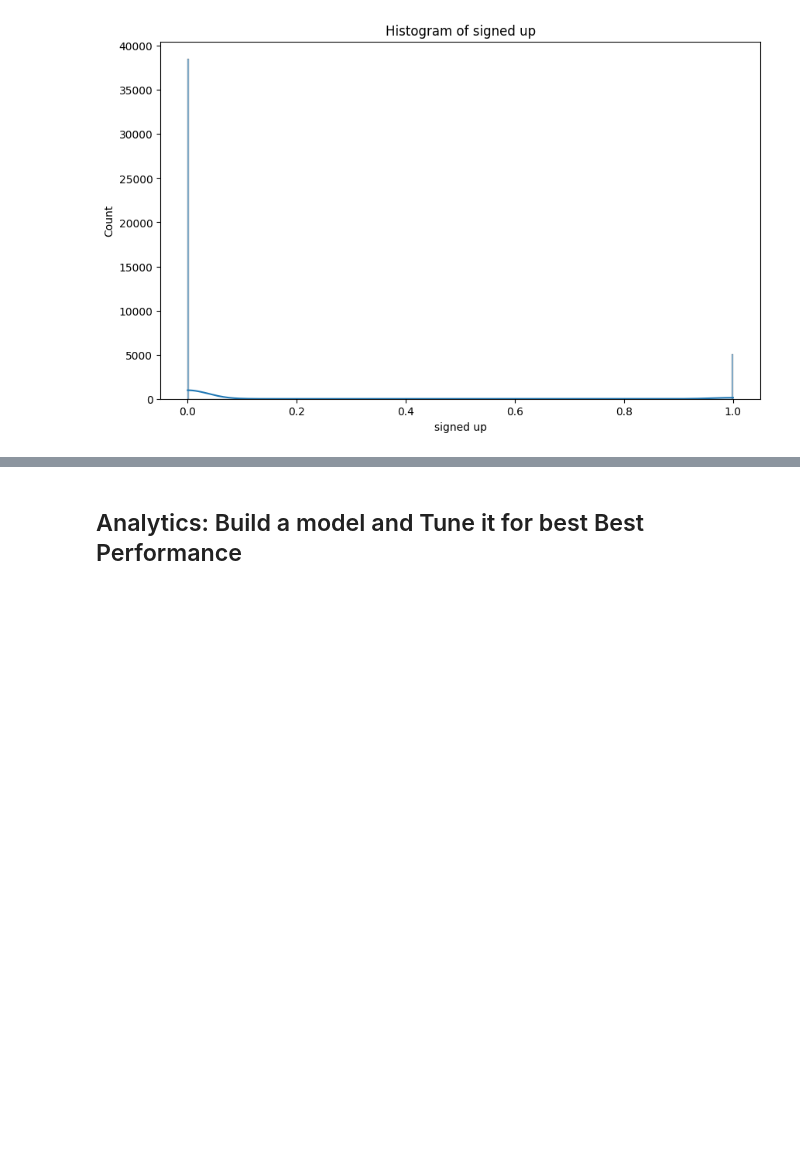
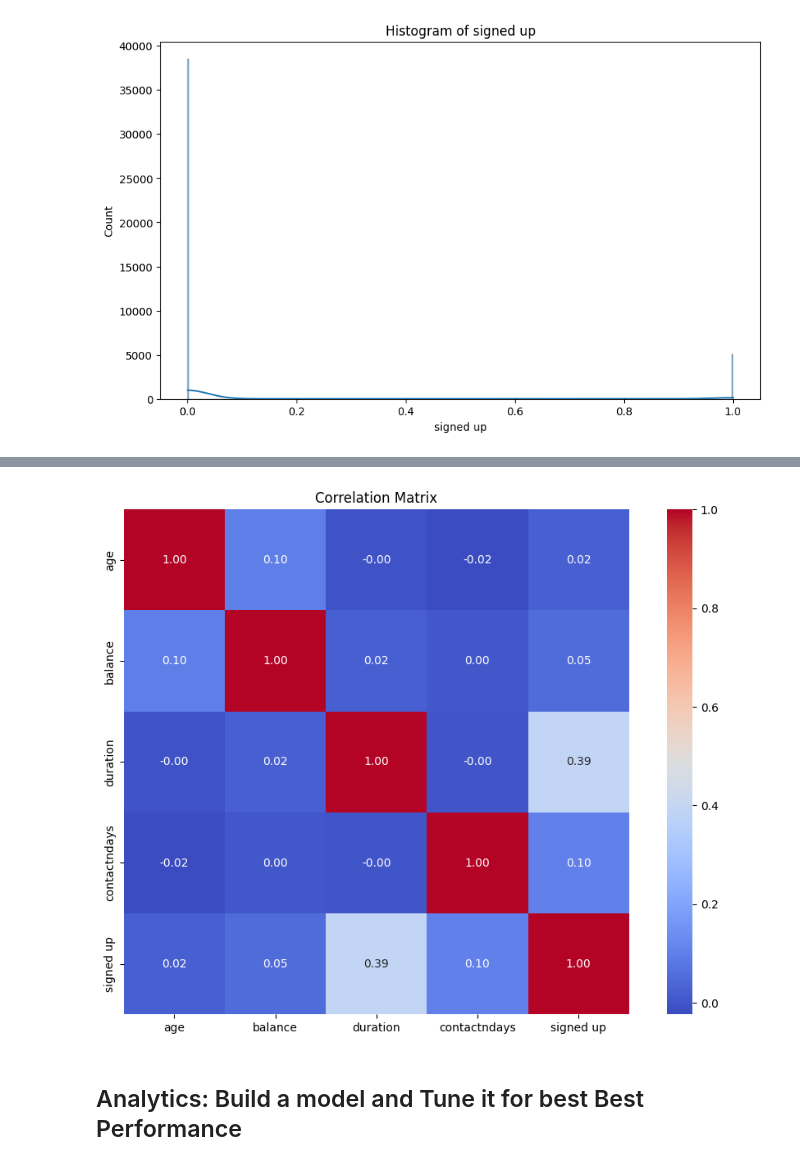
Before and after one commit to ciarafitz54/ds1001_final, a Jupyter notebook: ds1001_final/notebooks/Final_Project_Notebook.ipynb, the cells around one changed output, grey strips where cells are left out. Saved outputs shown, nothing was run; the diff lists cells and outputs as text; code cells hidden in the pictures; blank space fills up the shorter version.

```diff
--- a/ds1001_final/notebooks/Final_Project_Notebook.ipynb
+++ b/ds1001_final/notebooks/Final_Project_Notebook.ipynb
@@ -172,11 +226,13 @@ plt.show()
 # %%
 #Correlation matrix, make sure to only include numeric variables
-num_values = "xx".select_dtypes(include=['number'])
+num_values = bank.select_dtypes(include=['number'])
 correlation_matrix = num_values.corr()
 plt.figure(figsize=(12, 8))
 sns.heatmap(correlation_matrix, annot=True, fmt='.2f', cmap='coolwarm', square=True)
 plt.title('Correlation Matrix')
 plt.show()
+# %% [output]
+[figure, added]
 # %% [markdown]
 ## Analytics: Build a model and Tune it for best Best Performance
 # %%
```
Also changed, not shown: parts of 12 cells of this notebook, 1 other file.
